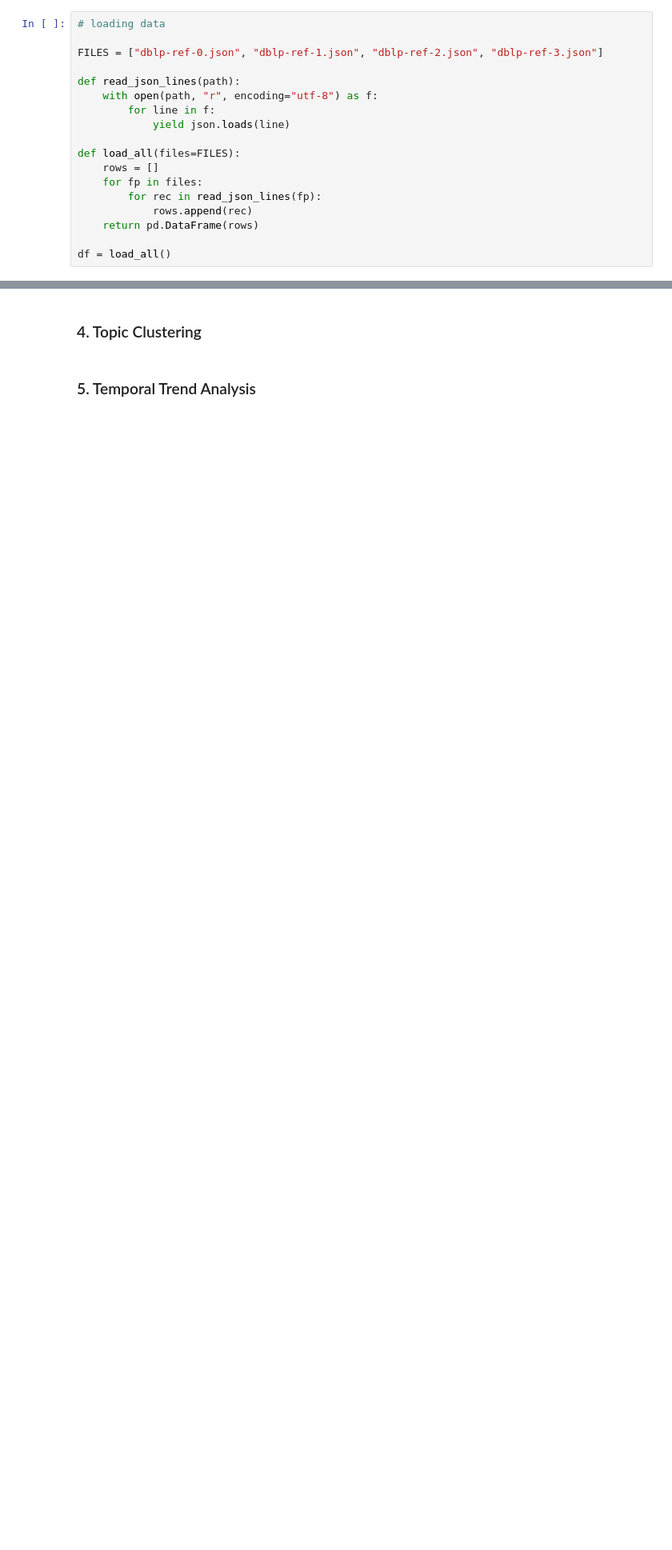
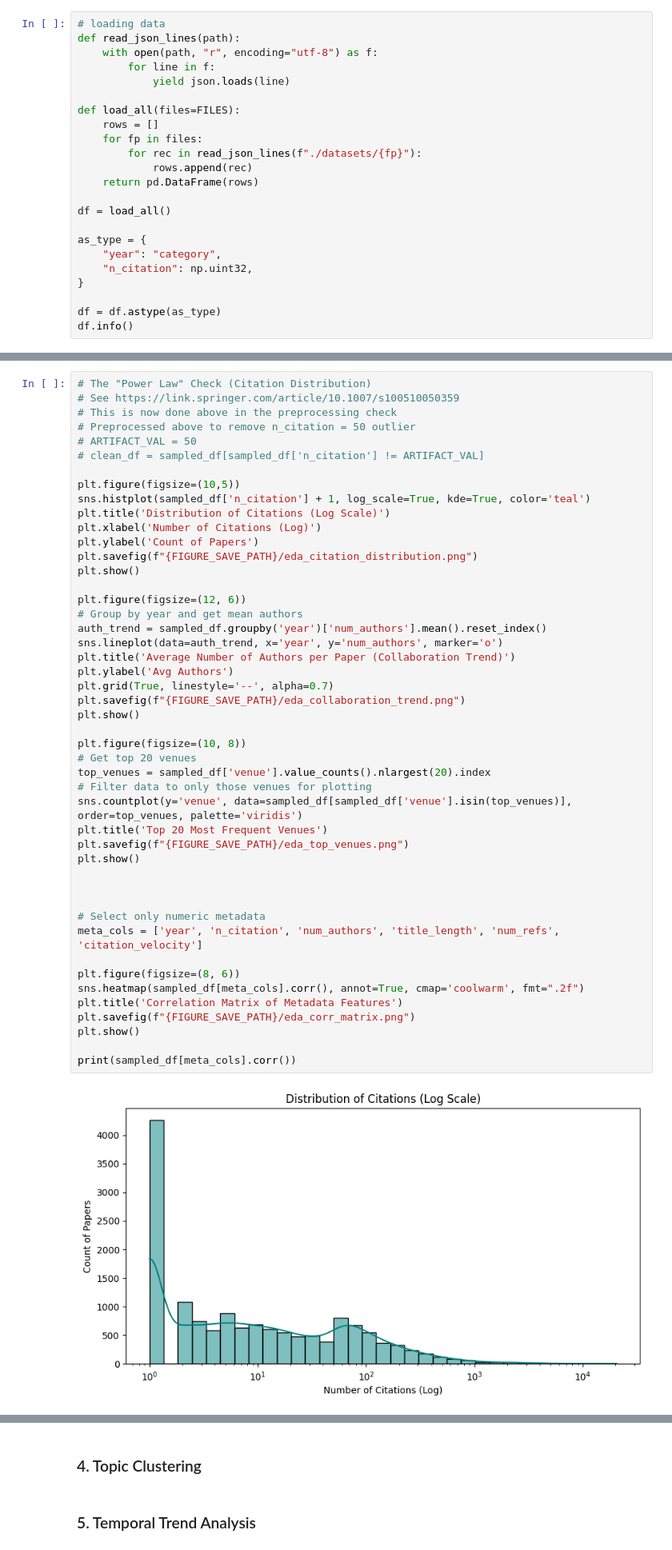
Before and after one commit to diamondoladeji/data-science-project, a Jupyter notebook: project.ipynb, the cells around one changed output, grey strips where cells are left out. Shown at 80% size. Saved outputs shown, nothing was run; the diff lists cells and outputs as text; blank space fills up the shorter version.

Commit message:
task: finished task 1 preprocessing & feature generation need to finish a subsection in the report

```diff
--- a/project.ipynb
+++ b/project.ipynb
@@ -17,8 +30,5 @@ from sklearn.datasets import make_moons, make_circles, make_blobs
 # %%
 # loading data
-
-FILES = ["dblp-ref-0.json", "dblp-ref-1.json", "dblp-ref-2.json", "dblp-ref-3.json"]
-
 def read_json_lines(path):
     with open(path, "r", encoding="utf-8") as f:
         for line in f:
@@ -27,8 +37,16 @@ def read_json_lines(path):
 def load_all(files=FILES):
     rows = []
     for fp in files:
-        for rec in read_json_lines(fp):
+        for rec in read_json_lines(f"./datasets/{fp}"):
             rows.append(rec)
     return pd.DataFrame(rows)
 
 df = load_all()
+
+as_type = {
+    "year": "category",
+    "n_citation": np.uint32,
+}
+
+df = df.astype(as_type)
+df.info()
@@ -45,0 +213,49 @@ df.head()
+# %%
+# The "Power Law" Check (Citation Distribution)
+# See https://link.springer.com/article/10.1007/s100510050359
+# This is now done above in the preprocessing check
+# Preprocessed above to remove n_citation = 50 outlier
+# ARTIFACT_VAL = 50
+# clean_df = sampled_df[sampled_df['n_citation'] != ARTIFACT_VAL]
+
+plt.figure(figsize=(10,5))
+sns.histplot(sampled_df['n_citation'] + 1, log_scale=True, kde=True, color='teal')
+plt.title('Distribution of Citations (Log Scale)')
+plt.xlabel('Number of Citations (Log)')
+plt.ylabel('Count of Papers')
+plt.savefig(f"{FIGURE_SAVE_PATH}/eda_citation_distribution.png")
+plt.show()
+
+plt.figure(figsize=(12, 6))
+# Group by year and get mean authors
+auth_trend = sampled_df.groupby('year')['num_authors'].mean().reset_index()
+sns.lineplot(data=auth_trend, x='year', y='num_authors', marker='o')
+plt.title('Average Number of Authors per Paper (Collaboration Trend)')
+plt.ylabel('Avg Authors')
+plt.grid(True, linestyle='--', alpha=0.7)
+plt.savefig(f"{FIGURE_SAVE_PATH}/eda_collaboration_trend.png")
+plt.show()
+
+plt.figure(figsize=(10, 8))
+# Get top 20 venues
+top_venues = sampled_df['venue'].value_counts().nlargest(20).index
+# Filter data to only those venues for plotting
+sns.countplot(y='venue', data=sampled_df[sampled_df['venue'].isin(top_venues)], order=top_venues, palette='viridis')
+plt.title('Top 20 Most Frequent Venues')
+plt.savefig(f"{FIGURE_SAVE_PATH}/eda_top_venues.png")
+plt.show()
+
+
+
+# Select only numeric metadata
+meta_cols = ['year', 'n_citation', 'num_authors', 'title_length', 'num_refs', 'citation_velocity']
+
+plt.figure(figsize=(8, 6))
+sns.heatmap(sampled_df[meta_cols].corr(), annot=True, cmap='coolwarm', fmt=".2f")
+plt.title('Correlation Matrix of Metadata Features')
+plt.savefig(f"{FIGURE_SAVE_PATH}/eda_corr_matrix.png")
+plt.show()
+
+print(sampled_df[meta_cols].corr())
+# %% [output]
+[figure, added]
```
Also changed, not shown: parts of 19 cells of this notebook, 17 other files.
